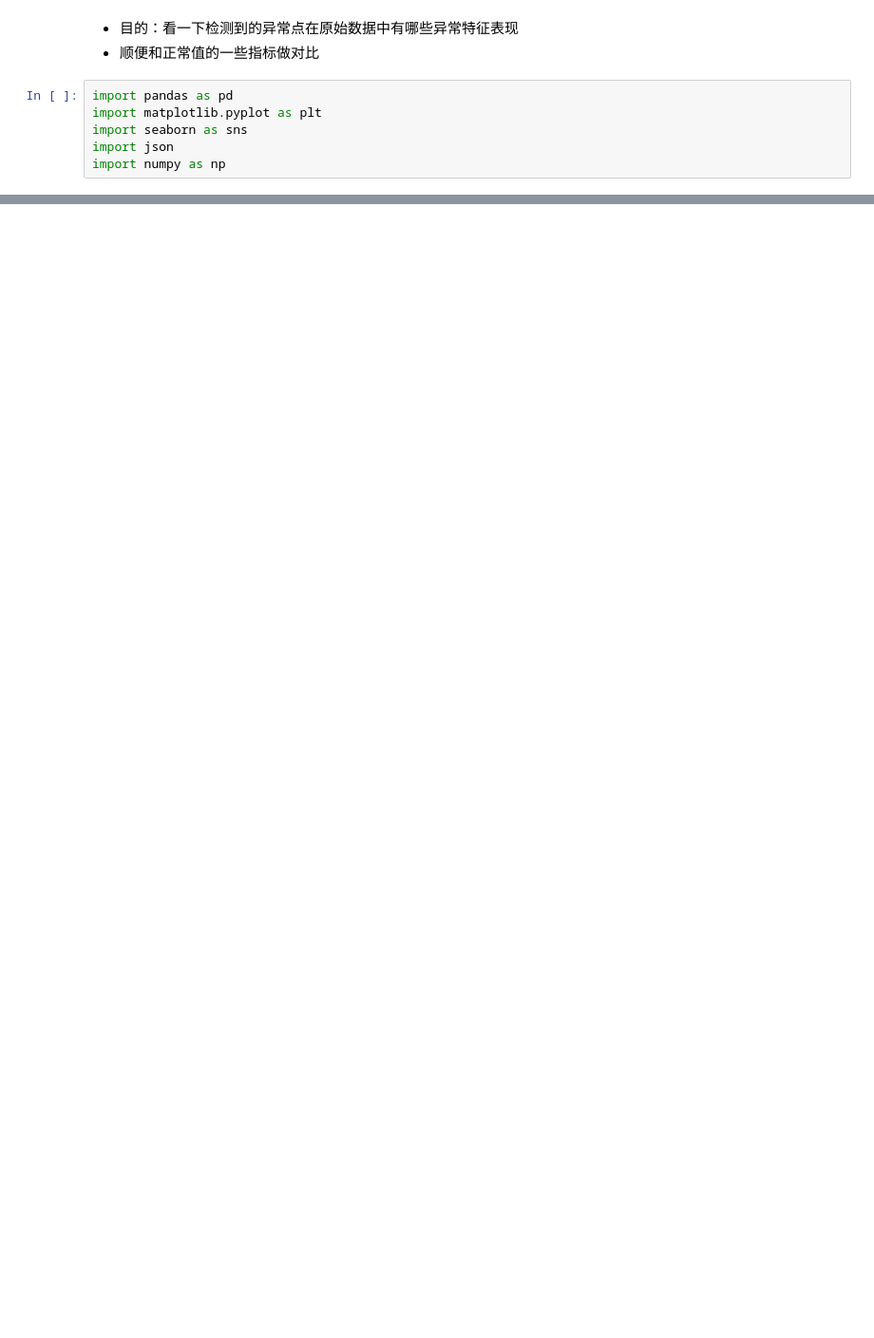
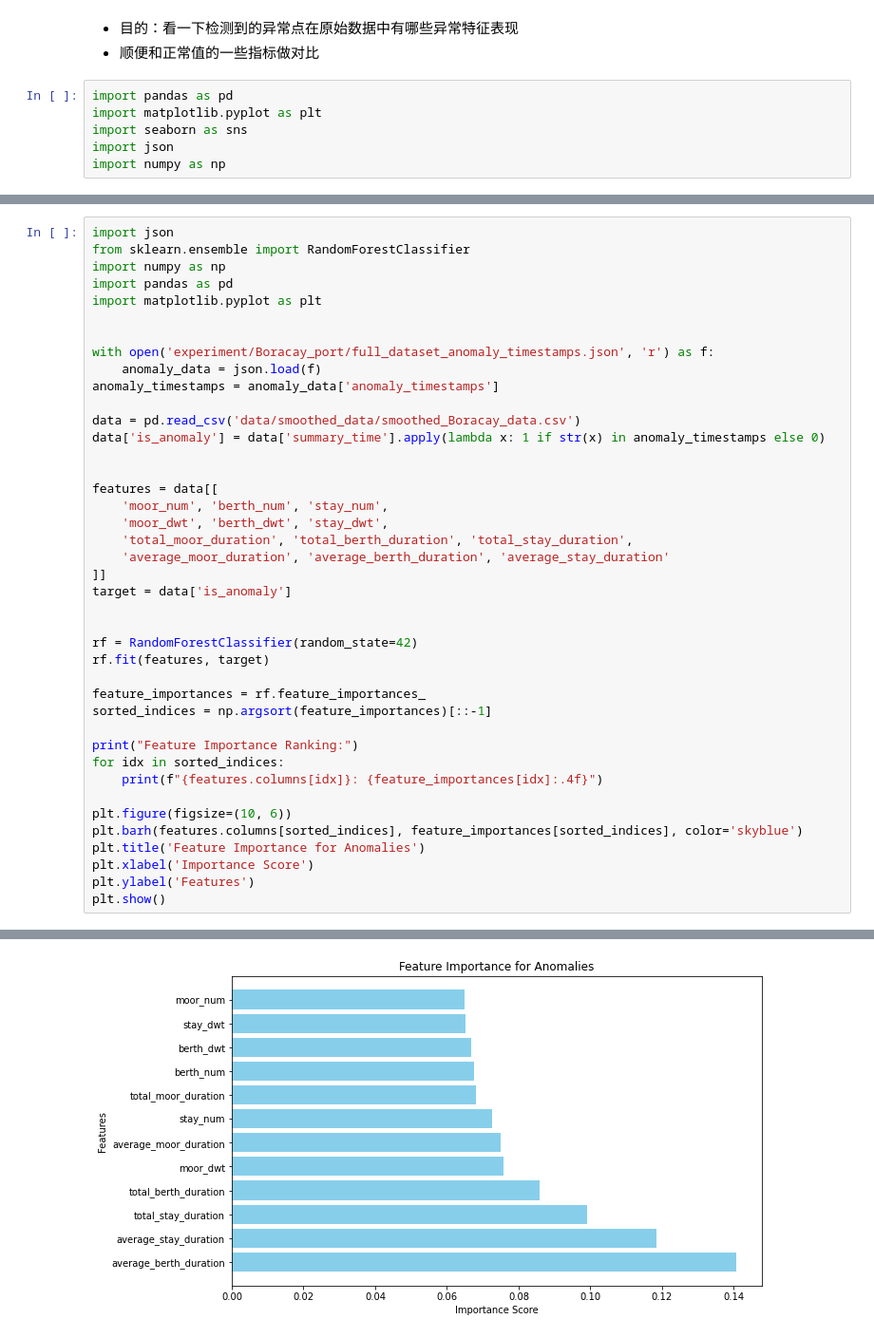
Before and after one commit to Helotte/DeepAnT, a Jupyter notebook: result_insight.ipynb, the cells around one changed output, grey strips where cells are left out. Shown at 95% size. Saved outputs shown, nothing was run; the diff lists cells and outputs as text; blank space fills up the shorter version.

```diff
--- a/result_insight.ipynb
+++ b/result_insight.ipynb
@@ -62,0 +143,42 @@ plt.show()
+# %%
+import json
+from sklearn.ensemble import RandomForestClassifier
+import numpy as np
+import pandas as pd
+import matplotlib.pyplot as plt
+
+
+with open('experiment/Boracay_port/full_dataset_anomaly_timestamps.json', 'r') as f:
+    anomaly_data = json.load(f)
+anomaly_timestamps = anomaly_data['anomaly_timestamps']
+
+data = pd.read_csv('data/smoothed_data/smoothed_Boracay_data.csv')
+data['is_anomaly'] = data['summary_time'].apply(lambda x: 1 if str(x) in anomaly_timestamps else 0)
+
+
+features = data[[
+    'moor_num', 'berth_num', 'stay_num',
+    'moor_dwt', 'berth_dwt', 'stay_dwt',
+    'total_moor_duration', 'total_berth_duration', 'total_stay_duration',
+    'average_moor_duration', 'average_berth_duration', 'average_stay_duration'
+]]
+target = data['is_anomaly']
+
+
+rf = RandomForestClassifier(random_state=42)
+rf.fit(features, target)
+
+feature_importances = rf.feature_importances_
+sorted_indices = np.argsort(feature_importances)[::-1]
+
+print("Feature Importance Ranking:")
+for idx in sorted_indices:
+    print(f"{features.columns[idx]}: {feature_importances[idx]:.4f}")
+
+plt.figure(figsize=(10, 6))
+plt.barh(features.columns[sorted_indices], feature_importances[sorted_indices], color='skyblue')
+plt.title('Feature Importance for Anomalies')
+plt.xlabel('Importance Score')
+plt.ylabel('Features')
+plt.show()
+# %% [output]
@@ -62,0 +198 @@ plt.show()
+[figure, added]
```
Also changed, not shown: parts of 4 cells of this notebook, 25 other files.
